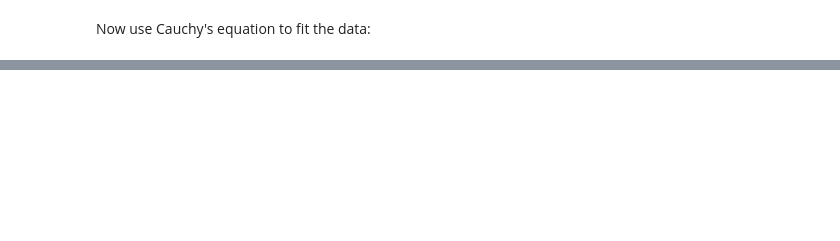
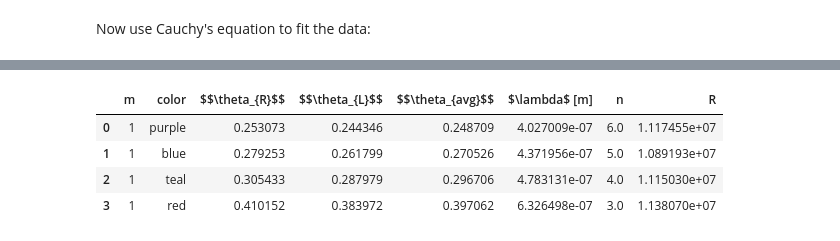
Before and after one commit to wbroem/Phys224, a Jupyter notebook: Lab_Analyses.ipynb, the cells around one changed output, grey strips where cells are left out. Drawn from its saved outputs; the diff is of its cells as text; code cells hidden in the pictures; blank space fills up the shorter version.

```diff
--- a/Lab_Analyses.ipynb
+++ b/Lab_Analyses.ipynb
@@ -435,0 +478,20 @@ C2 = 7.723900918342247e-15 [m^2]
+# %%
+# Hydrogen
+m = np.array([1,1,1,1])
+color = np.array(['purple', 'blue', 'teal', 'red'])
+theta_R = np.array([14.5, 16, 17.5, 23.5]) * np.pi/180
+theta_L = np.array([14, 15, 16.5, 22]) * np.pi/180
+theta_avg = (theta_R + theta_L) / 2
+wavelengths = (d * np.sin(theta_avg)) / m
+n_i = np.array([6.0,5.0,4.0,3.0])
+n_f = 2
+R = (wavelengths**-1) / ((1/n_f**2) - (1/n_i**2)) # [m^-1]
+table2 = pd.DataFrame({'m': m, 'color': color, '$$\theta_{R}$$': theta_R, '$$\theta_{L}$$': theta_L,
+                       r'$$\theta_{avg}$$': theta_avg, '$\lambda$ [m]': wavelengths, 'n': n_i, 'R': R})
+table2
+# %% [output]
+|  | m | color | $$\theta_{R}$$ | $$\theta_{L}$$ | $$\theta_{avg}$$ | $\lambda$ [m] | n | R |
+| 0 | 1 | purple | 0.253073 | 0.244346 | 0.248709 | 4.027009e-07 | 6.0 | 1.117455e+07 |
+| 1 | 1 | blue | 0.279253 | 0.261799 | 0.270526 | 4.371956e-07 | 5.0 | 1.089193e+07 |
+| 2 | 1 | teal | 0.305433 | 0.287979 | 0.296706 | 4.783131e-07 | 4.0 | 1.115030e+07 |
+| 3 | 1 | red | 0.410152 | 0.383972 | 0.397062 | 6.326498e-07 | 3.0 | 1.138070e+07 |
```
Also changed, not shown: parts of 10 cells of this notebook.
